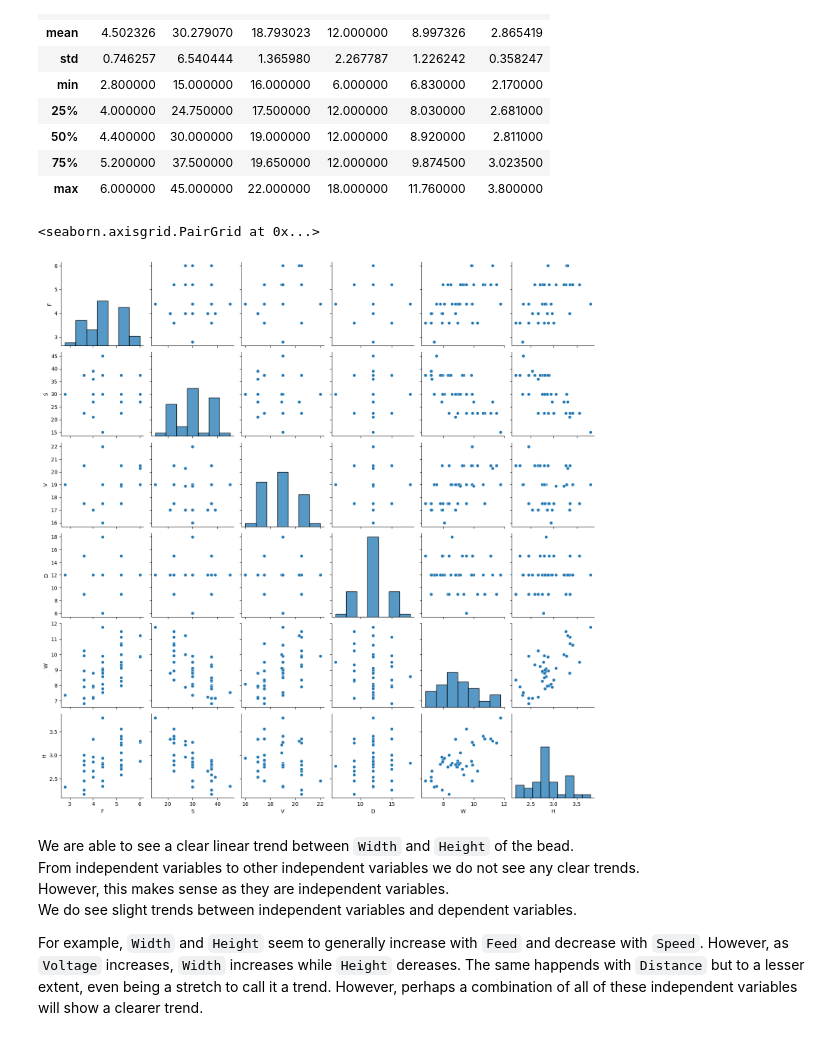
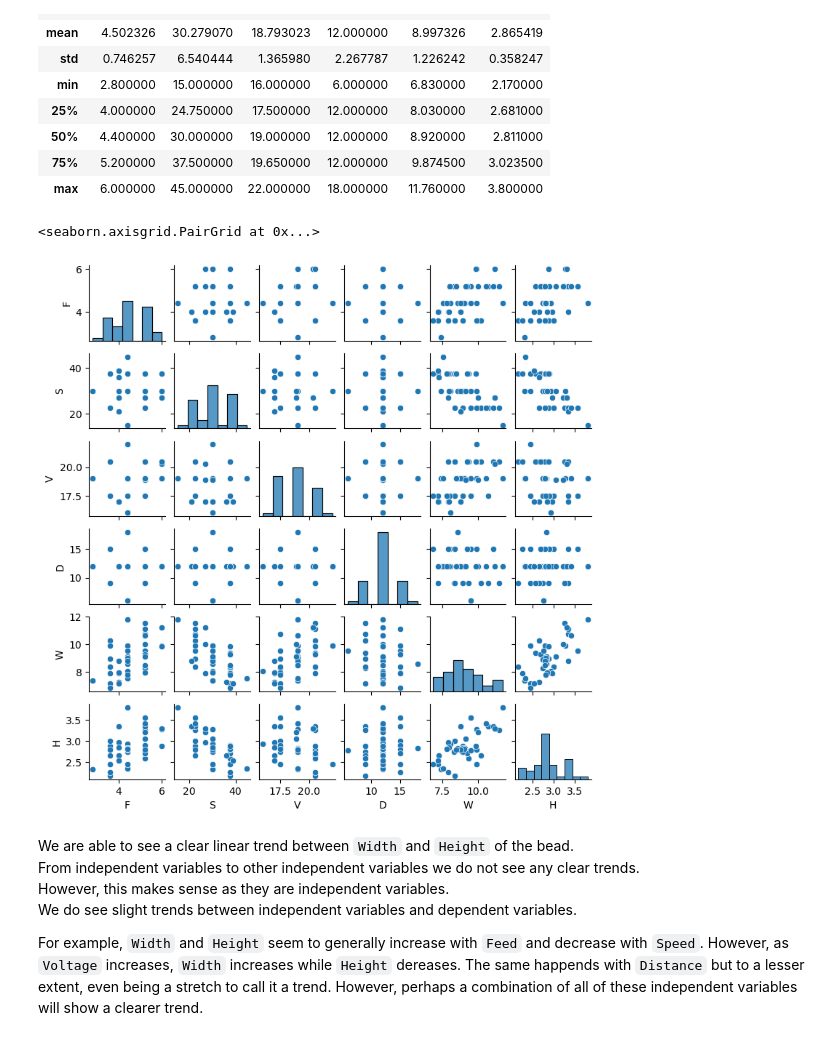
Before and after one commit to sokosaa/Machine-Learning-in-Mechanical-Engineering, a Jupyter notebook: HW3/HW3.ipynb, the cells around one changed output. Drawn from its saved outputs; the diff is of its cells as text; code cells hidden in the pictures.

```diff
--- a/HW3/HW3.ipynb
+++ b/HW3/HW3.ipynb
@@ -128,10 +128,10 @@ df_all_raw.describe()
 # %%
 import seaborn as sns
 
-sns.pairplot(df_all_raw)
+sns.pairplot(df_all_raw, height=1.3)
 # %% [output]
 <seaborn.axisgrid.PairGrid at 0x...>
-[figure, old version]
+[figure, new version]
 # %% [markdown]
 We are able to see a clear linear trend between `Width` and `Height` of the bead.
 From independent variables to other independent variables we do not see any clear trends.
```
Also changed, not shown: parts of 3 cells of this notebook.
